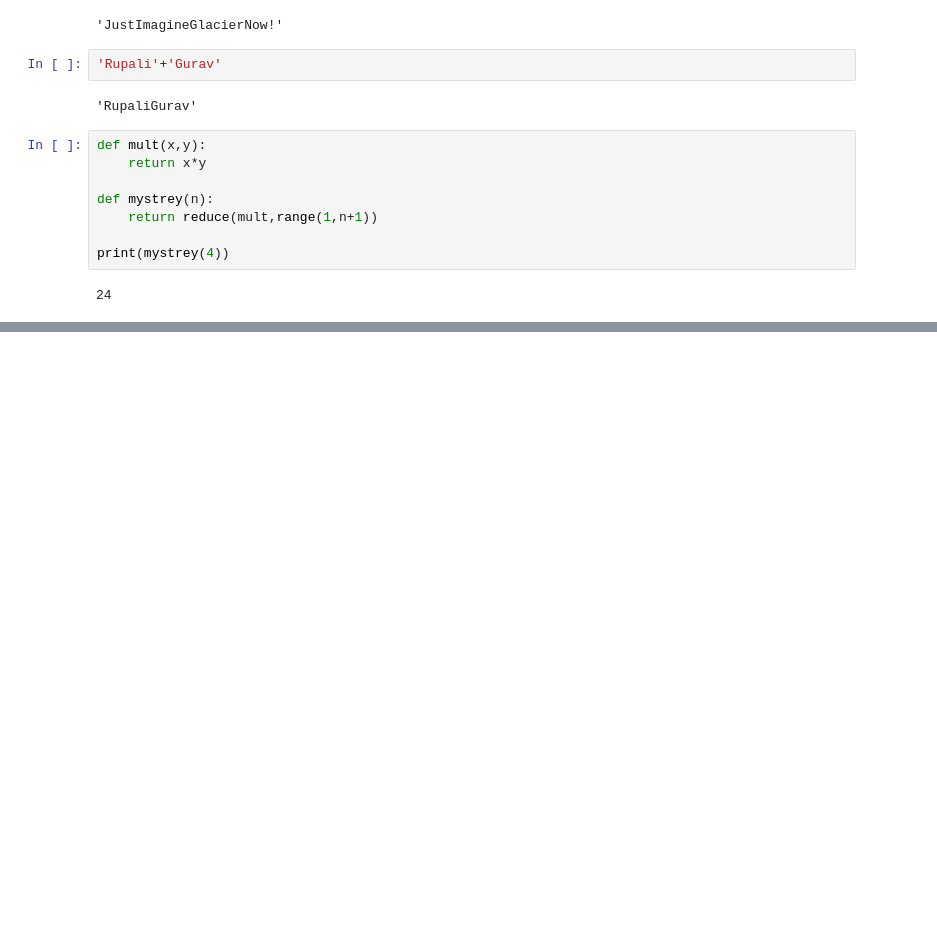
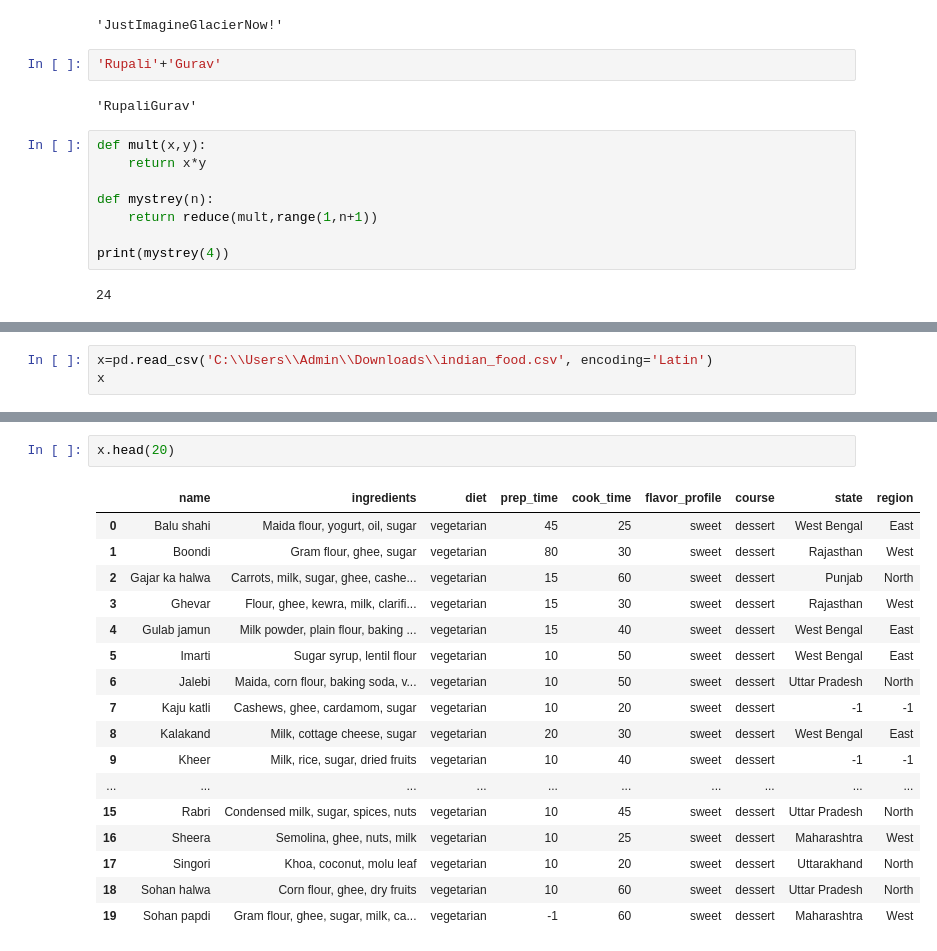
Before and after one commit to sharmaRoushan-Official/Python_06-08PM-8Feb-, a Jupyter notebook: 15.Lambda Functions in python.ipynb, the cells around one changed output, grey strips where cells are left out. Saved outputs shown, nothing was run; the diff lists cells and outputs as text; blank space fills up the shorter version.

```diff
--- a/15.Lambda Functions in python.ipynb
+++ b/15.Lambda Functions in python.ipynb
@@ -470,0 +655,3 @@ print(mystrey(4))
+# %%
+x=pd.read_csv('C:\\Users\\Admin\\Downloads\\indian_food.csv', encoding='Latin')
+x
@@ -470,0 +697,20 @@ print(mystrey(4))
+# %%
+x.head(20)
+# %% [output]
+|  | name | ingredients | diet | prep_time | cook_time | flavor_profile | course | state | region |
+| 0 | Balu shahi | Maida flour, yogurt, oil, sugar | vegetarian | 45 | 25 | sweet | dessert | West Bengal | East |
+| 1 | Boondi | Gram flour, ghee, sugar | vegetarian | 80 | 30 | sweet | dessert | Rajasthan | West |
+| 2 | Gajar ka halwa | Carrots, milk, sugar, ghee, cashe... | vegetarian | 15 | 60 | sweet | dessert | Punjab | North |
+| 3 | Ghevar | Flour, ghee, kewra, milk, clarifi... | vegetarian | 15 | 30 | sweet | dessert | Rajasthan | West |
+| 4 | Gulab jamun | Milk powder, plain flour, baking ... | vegetarian | 15 | 40 | sweet | dessert | West Bengal | East |
+| 5 | Imarti | Sugar syrup, lentil flour | vegetarian | 10 | 50 | sweet | dessert | West Bengal | East |
+| 6 | Jalebi | Maida, corn flour, baking soda, v... | vegetarian | 10 | 50 | sweet | dessert | Uttar Pradesh | North |
+| 7 | Kaju katli | Cashews, ghee, cardamom, sugar | vegetarian | 10 | 20 | sweet | dessert | -1 | -1 |
+| 8 | Kalakand | Milk, cottage cheese, sugar | vegetarian | 20 | 30 | sweet | dessert | West Bengal | East |
+| 9 | Kheer | Milk, rice, sugar, dried fruits | vegetarian | 10 | 40 | sweet | dessert | -1 | -1 |
+| ... | ... | ... | ... | ... | ... | ... | ... | ... | ... |
+| 15 | Rabri | Condensed milk, sugar, spices, nuts | vegetarian | 10 | 45 | sweet | dessert | Uttar Pradesh | North |
+| 16 | Sheera | Semolina, ghee, nuts, milk | vegetarian | 10 | 25 | sweet | dessert | Maharashtra | West |
+| 17 | Singori | Khoa, coconut, molu leaf | vegetarian | 10 | 20 | sweet | dessert | Uttarakhand | North |
+| 18 | Sohan halwa | Corn flour, ghee, dry fruits | vegetarian | 10 | 60 | sweet | dessert | Uttar Pradesh | North |
+| 19 | Sohan papdi | Gram flour, ghee, sugar, milk, ca... | vegetarian | -1 | 60 | sweet | dessert | Maharashtra | West |
```
Also changed, not shown: parts of 33 cells of this notebook, 1 other file.
